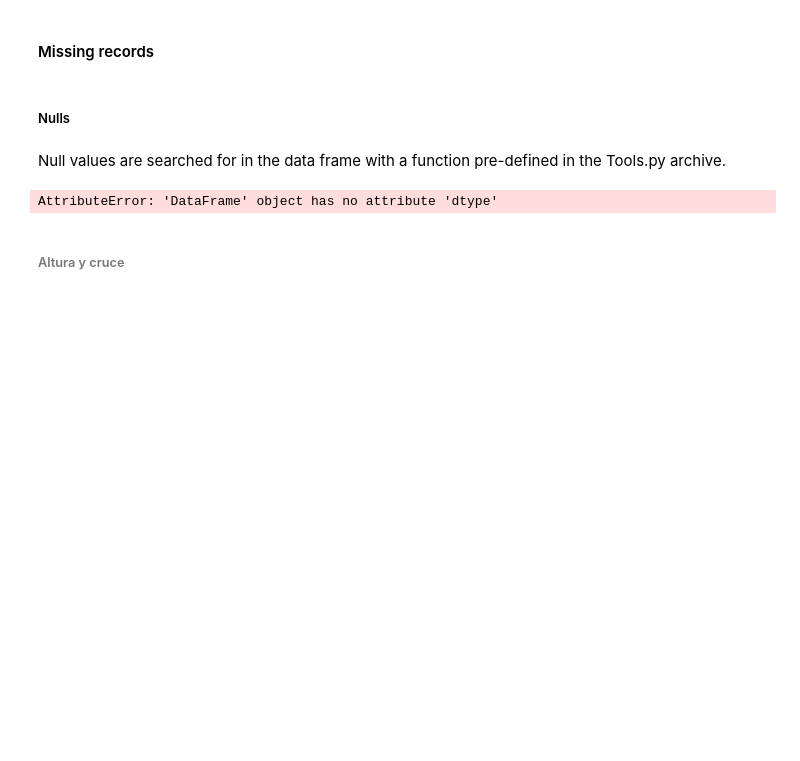
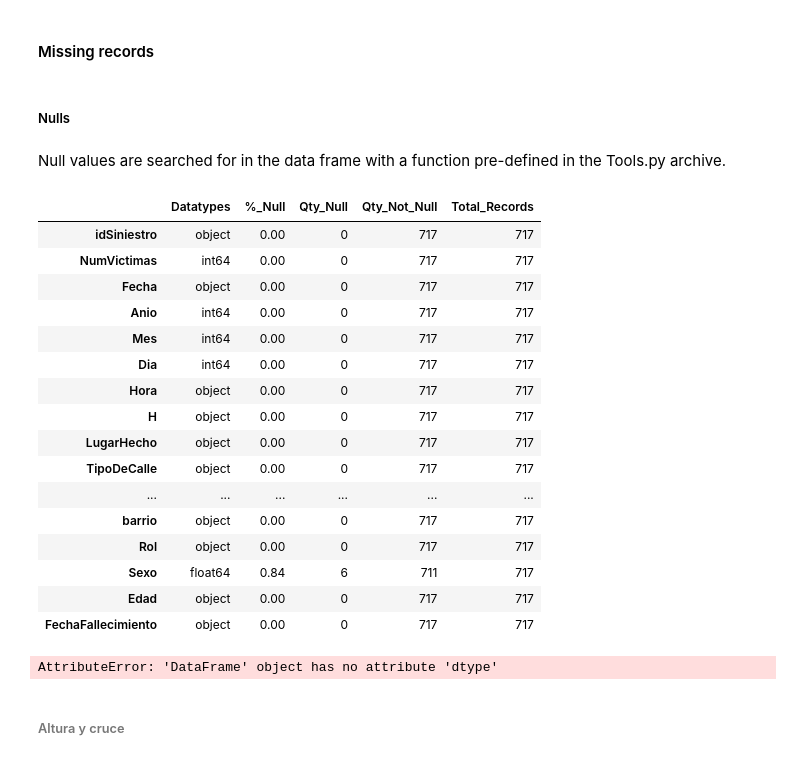
Before and after one commit to priscilamuniz/PI_Accidentes_Viales, a Jupyter notebook: 03_EDA.ipynb, the cells around one changed output. Drawn from its saved outputs; the diff is of its cells as text; code cells hidden in the pictures; blank space fills up the shorter version.

```diff
--- a/03_EDA.ipynb
+++ b/03_EDA.ipynb
@@ -46,6 +46,34 @@ df_poblacion.head()
 ##### Nulls
 # %% [markdown]
 Null values are searched for in the data frame with a function pre-defined in the Tools.py archive.
+# %%
+tipos = df.dtypes
+
+df_nulos = pd.DataFrame(tipos, columns=['Datatypes'])
+df_nulos['%_Null'] = round(df.isnull().sum() / len(df) * 100,2)
+df_nulos['Qty_Null'] = round(df.isnull().sum(),2)
+df_nulos['Qty_Not_Null'] = round(df.count(),2)
+df_nulos['Total_Records'] = len(df)
+
+df_nulos
+# %% [output]
+|  | Datatypes | %_Null | Qty_Null | Qty_Not_Null | Total_Records |
+| idSiniestro | object | 0.00 | 0 | 717 | 717 |
+| NumVictimas | int64 | 0.00 | 0 | 717 | 717 |
+| Fecha | object | 0.00 | 0 | 717 | 717 |
+| Anio | int64 | 0.00 | 0 | 717 | 717 |
+| Mes | int64 | 0.00 | 0 | 717 | 717 |
+| Dia | int64 | 0.00 | 0 | 717 | 717 |
+| Hora | object | 0.00 | 0 | 717 | 717 |
+| H | object | 0.00 | 0 | 717 | 717 |
+| LugarHecho | object | 0.00 | 0 | 717 | 717 |
+| TipoDeCalle | object | 0.00 | 0 | 717 | 717 |
+| ... | ... | ... | ... | ... | ... |
+| barrio | object | 0.00 | 0 | 717 | 717 |
+| Rol | object | 0.00 | 0 | 717 | 717 |
+| Sexo | float64 | 0.84 | 6 | 711 | 717 |
+| Edad | object | 0.00 | 0 | 717 | 717 |
+| FechaFallecimiento | object | 0.00 | 0 | 717 | 717 |
 # %%
 nulos = t.PorcentajeNulos(df)
 nulos
```
Also changed, not shown: 1 other file.
